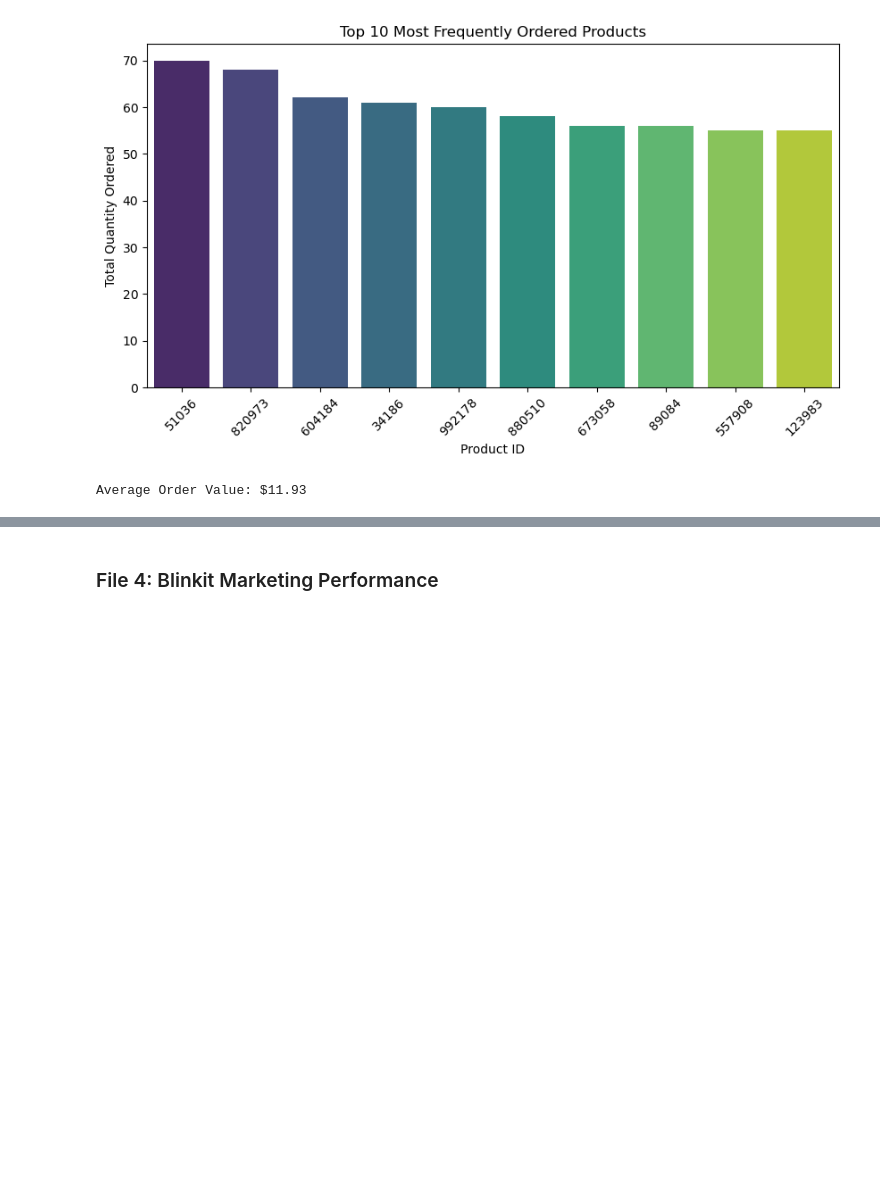
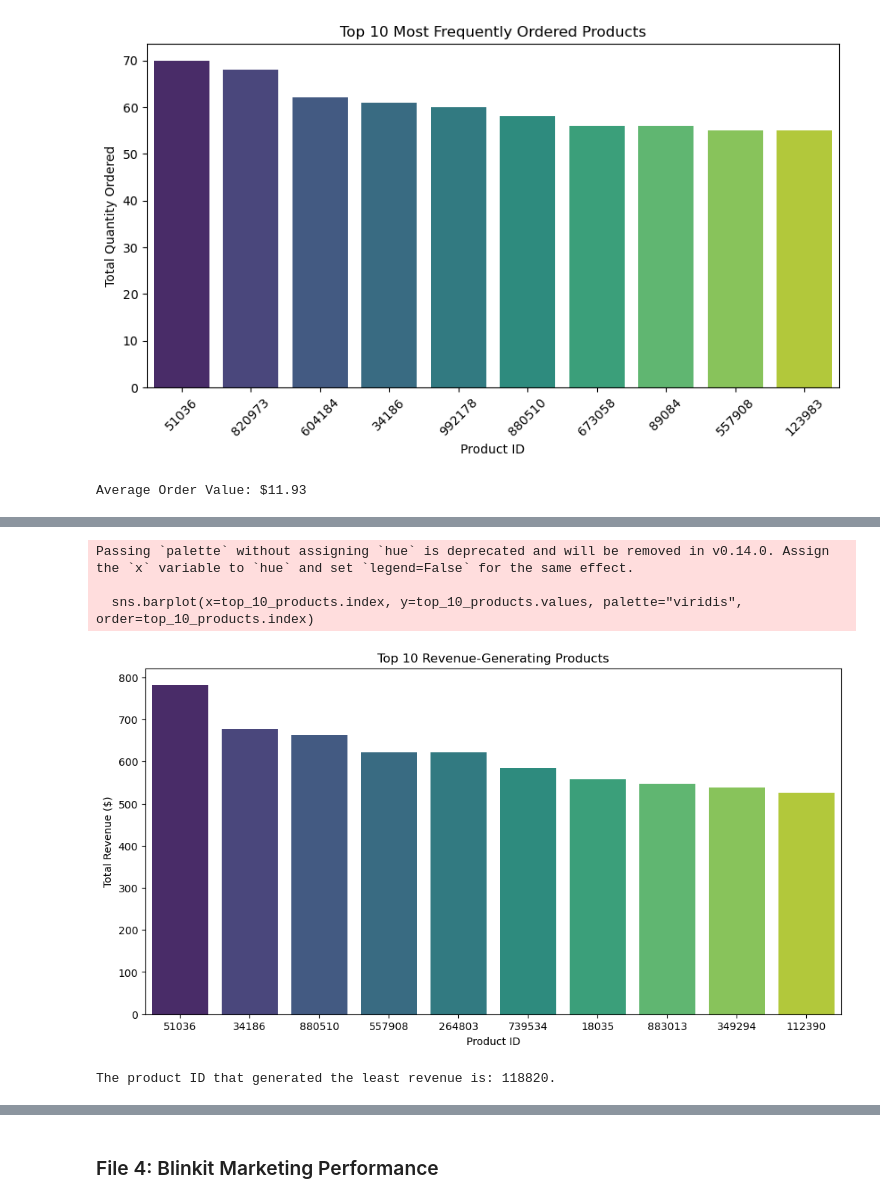
Before and after one commit to toviyahw/blinkit-sales-analysis, a Jupyter notebook: Python EDA Documentation.ipynb, the cells around one changed output, grey strips where cells are left out. Cells and saved outputs as stored; diff of their text form; code cells hidden in the pictures; blank space fills up the shorter version.

```diff
--- a/Python EDA Documentation.ipynb
+++ b/Python EDA Documentation.ipynb
@@ -753,0 +656,5 @@ Name: total_price_usd, Length: 268, dtype: float64
+# %%
+# top 10 products generating the most revenue
+max_product_revenue = units_df.groupby('product_id')['total_price_usd'].sum().sort_values(ascending=False)
+
+print(max_product_revenue.head(10))
@@ -754 +674,25 @@ Name: total_price_usd, Length: 268, dtype: float64
+# %%
+# creating visual for top 10 products generating the most revenue
+top_10_products = max_product_revenue.nlargest(10)
+top_10_products = top_10_products.sort_values(ascending=False)
+
+plt.figure(figsize=(12, 6))
+sns.barplot(x=top_10_products.index, y=top_10_products.values, palette='viridis', order=top_10_products.index)
+
+plt.xlabel('Product ID')
+plt.ylabel('Total Revenue ($)')
+plt.title('Top 10 Revenue-Generating Products')
+plt.show()
+# %% [output]
+Passing `palette` without assigning `hue` is deprecated and will be removed in v0.14.0. Assign the `x` variable to `hue` and set `legend=False` for the same effect.
+
+  sns.barplot(x=top_10_products.index, y=top_10_products.values, palette="viridis", order=top_10_products.index)
+[figure, added]
+# %%
+# product generating the least revenue
+min_revenue_prod = product_revenue.idxmin()
+min_revenue = min_revenue_prod.min()
+print(f'The product ID that generated the least revenue is: {min_revenue}.')
+# %% [output]
+The product ID that generated the least revenue is: 118820.
 # %%
```
Also changed, not shown: parts of 110 cells of this notebook, 1 other file.
